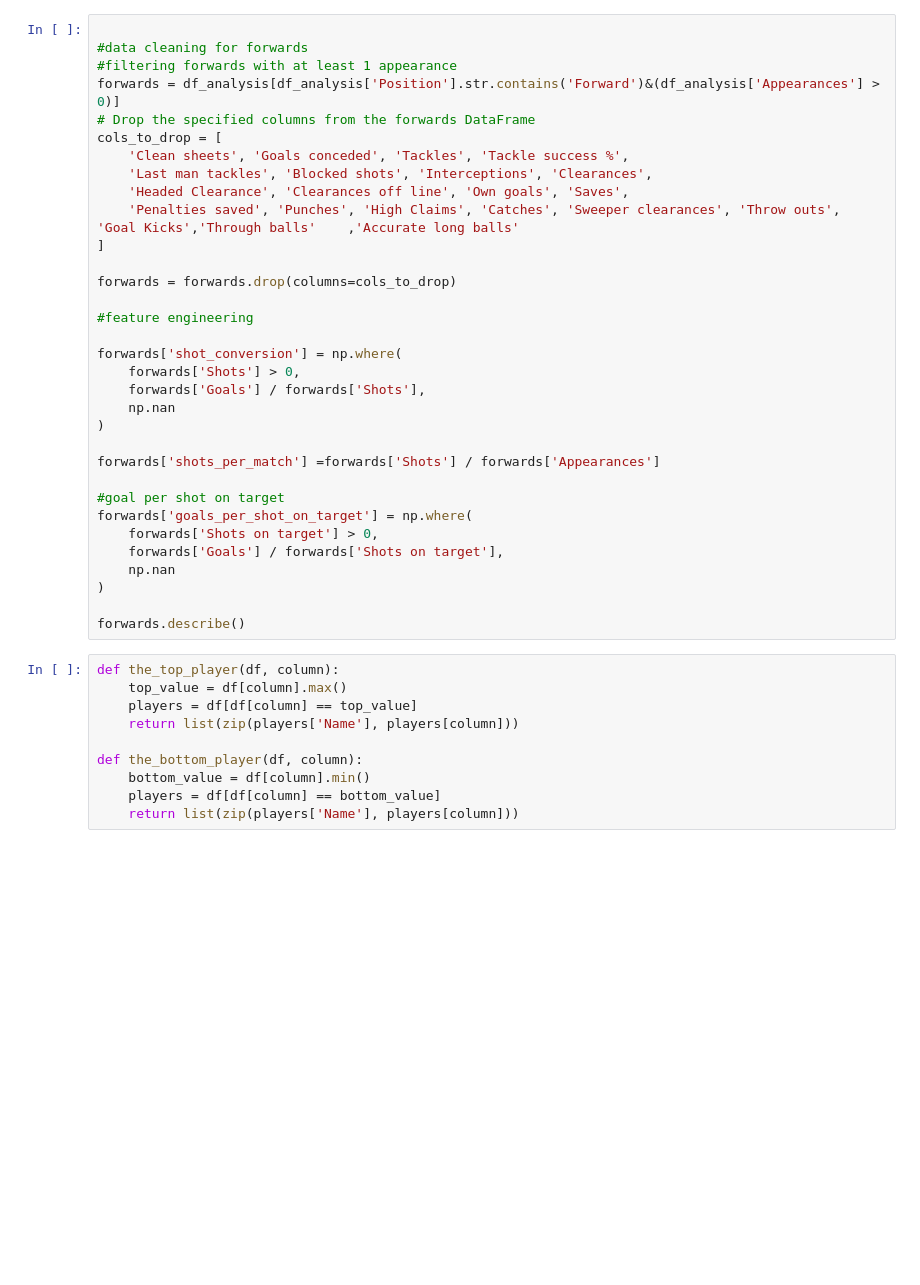
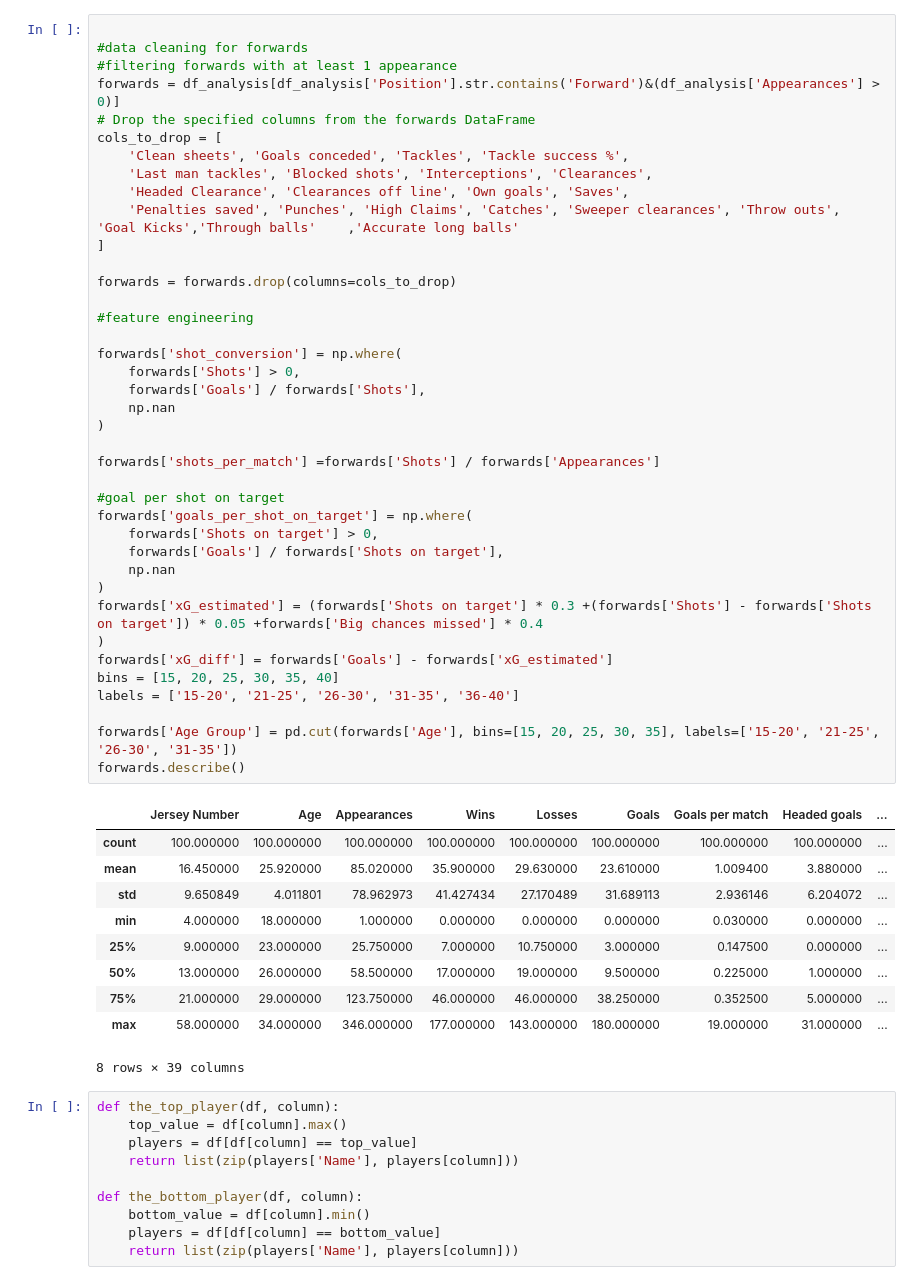
Before and after one commit to Saifeelkapanee/FootBall, a Jupyter notebook: DataAnalysis.ipynb, the cells around one changed output. Drawn from its saved outputs; the diff is of its cells as text; blank space fills up the shorter version.

Commit message:
forward analysis

```diff
--- a/DataAnalysis.ipynb
+++ b/DataAnalysis.ipynb
@@ -41,33 +45,50 @@ for col in ['Shooting accuracy %','Tackle success %','Cross accuracy %']:
 #filtering forwards with at least 1 appearance
 forwards = df_analysis[df_analysis['Position'].str.contains('Forward')&(df_analysis['Appearances'] > 0)]
 # Drop the specified columns from the forwards DataFrame
 cols_to_drop = [
     'Clean sheets', 'Goals conceded', 'Tackles', 'Tackle success %',
     'Last man tackles', 'Blocked shots', 'Interceptions', 'Clearances',
     'Headed Clearance', 'Clearances off line', 'Own goals', 'Saves',
     'Penalties saved', 'Punches', 'High Claims', 'Catches', 'Sweeper clearances', 'Throw outs', 'Goal Kicks','Through balls'	,'Accurate long balls'
 ]
 
 forwards = forwards.drop(columns=cols_to_drop)
 
 #feature engineering
 
 forwards['shot_conversion'] = np.where(
     forwards['Shots'] > 0,
     forwards['Goals'] / forwards['Shots'],
     np.nan
 )
 
 forwards['shots_per_match'] =forwards['Shots'] / forwards['Appearances']
 
 #goal per shot on target
 forwards['goals_per_shot_on_target'] = np.where(
     forwards['Shots on target'] > 0,
     forwards['Goals'] / forwards['Shots on target'],
     np.nan
 )
+forwards['xG_estimated'] = (forwards['Shots on target'] * 0.3 +(forwards['Shots'] - forwards['Shots on target']) * 0.05 +forwards['Big chances missed'] * 0.4
+)
+forwards['xG_diff'] = forwards['Goals'] - forwards['xG_estimated']
+bins = [15, 20, 25, 30, 35, 40]
+labels = ['15-20', '21-25', '26-30', '31-35', '36-40']
 
+forwards['Age Group'] = pd.cut(forwards['Age'], bins=[15, 20, 25, 30, 35], labels=['15-20', '21-25', '26-30', '31-35'])
 forwards.describe()
+# %% [output]
+|  | Jersey Number | Age | Appearances | Wins | Losses | Goals | Goals per match | Headed goals | ... |
+| count | 100.000000 | 100.000000 | 100.000000 | 100.000000 | 100.000000 | 100.000000 | 100.000000 | 100.000000 | ... |
+| mean | 16.450000 | 25.920000 | 85.020000 | 35.900000 | 29.630000 | 23.610000 | 1.009400 | 3.880000 | ... |
+| std | 9.650849 | 4.011801 | 78.962973 | 41.427434 | 27.170489 | 31.689113 | 2.936146 | 6.204072 | ... |
+| min | 4.000000 | 18.000000 | 1.000000 | 0.000000 | 0.000000 | 0.000000 | 0.030000 | 0.000000 | ... |
+| 25% | 9.000000 | 23.000000 | 25.750000 | 7.000000 | 10.750000 | 3.000000 | 0.147500 | 0.000000 | ... |
+| 50% | 13.000000 | 26.000000 | 58.500000 | 17.000000 | 19.000000 | 9.500000 | 0.225000 | 1.000000 | ... |
+| 75% | 21.000000 | 29.000000 | 123.750000 | 46.000000 | 46.000000 | 38.250000 | 0.352500 | 5.000000 | ... |
+| max | 58.000000 | 34.000000 | 346.000000 | 177.000000 | 143.000000 | 180.000000 | 19.000000 | 31.000000 | ... |
+8 rows × 39 columns
 # %%
 def the_top_player(df, column):
     top_value = df[column].max()
```
Also changed, not shown: parts of 11 cells of this notebook, 2 other files.
